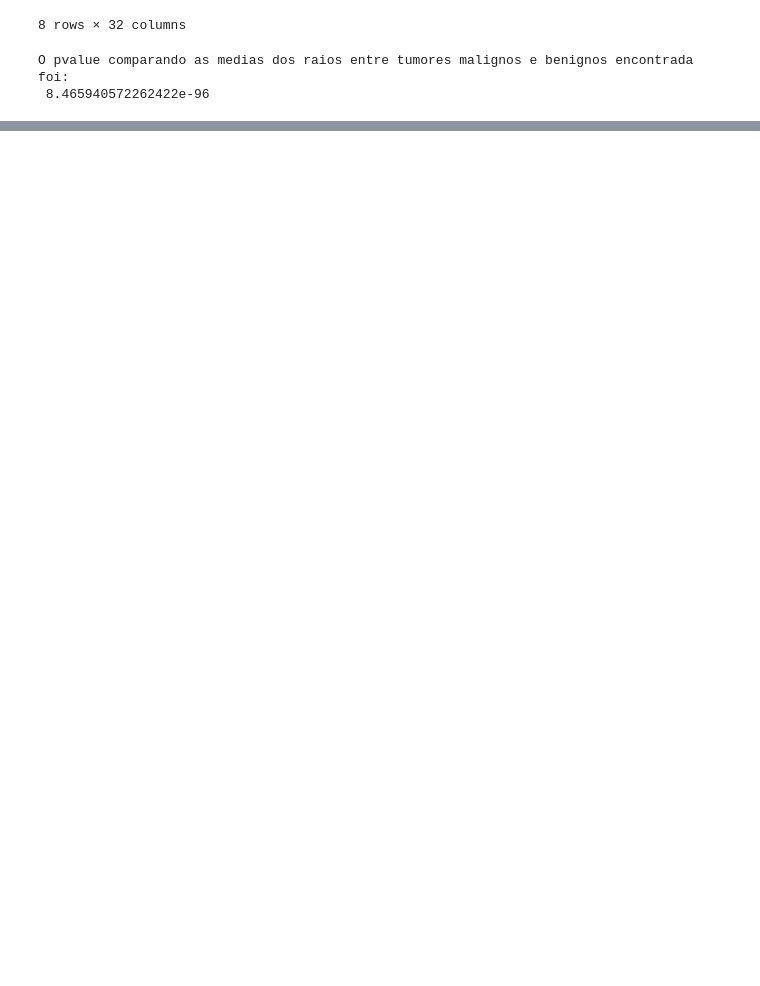
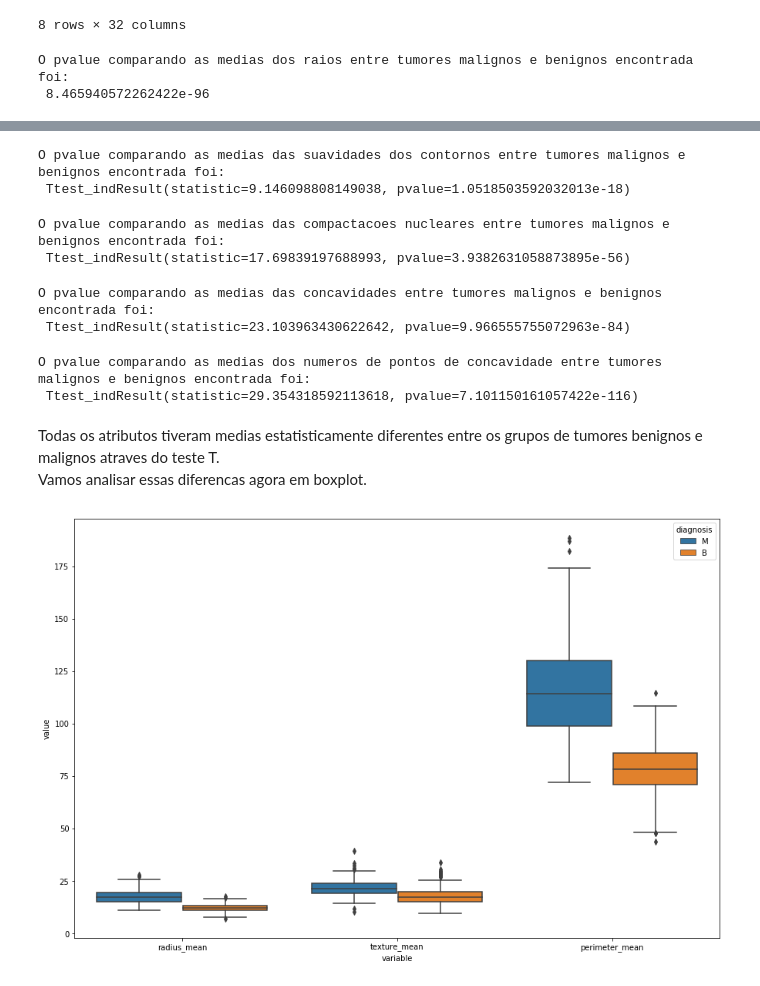
Before and after one commit to mouradap/breast_cancer, a Jupyter notebook: Dados.ipynb, the cells around one changed output, grey strips where cells are left out. Cells and saved outputs as stored; diff of their text form; code cells hidden in the pictures; blank space fills up the shorter version.

```diff
--- a/Dados.ipynb
+++ b/Dados.ipynb
@@ -288,6 +278,6 @@ A seguir vamos analisar se essas diferencas entre os dois grupos e significativa
 # %%
 colunas = []
-for col in dados.columns:
+for col in dados.columns[2:12]:
     print(col)
     colunas.append(col)
 # %% [output]
@@ -373,0 +344,32 @@ Ttest_indResult(statistic=29.354318592113618, pvalue=7.101150161057422e-116)
+# %%
+print('O pvalue comparando as medias das suavidades dos contornos entre tumores malignos e benignos encontrada foi:\n', stats.ttest_ind(dadosMalignant.smoothness_mean, dadosBenign.smoothness_mean))
+# %% [output]
+O pvalue comparando as medias das suavidades dos contornos entre tumores malignos e benignos encontrada foi:
+ Ttest_indResult(statistic=9.146098808149038, pvalue=1.0518503592032013e-18)
+# %%
+print('O pvalue comparando as medias das compactacoes nucleares entre tumores malignos e benignos encontrada foi:\n', stats.ttest_ind(dadosMalignant.compactness_mean, dadosBenign.compactness_mean))
+# %% [output]
+O pvalue comparando as medias das compactacoes nucleares entre tumores malignos e benignos encontrada foi:
+ Ttest_indResult(statistic=17.69839197688993, pvalue=3.9382631058873895e-56)
+# %%
+print('O pvalue comparando as medias das concavidades entre tumores malignos e benignos encontrada foi:\n', stats.ttest_ind(dadosMalignant.concavity_mean, dadosBenign.concavity_mean))
+# %% [output]
+O pvalue comparando as medias das concavidades entre tumores malignos e benignos encontrada foi:
+ Ttest_indResult(statistic=23.103963430622642, pvalue=9.966555755072963e-84)
+# %%
+print('O pvalue comparando as medias dos numeros de pontos de concavidade entre tumores malignos e benignos encontrada foi:\n', stats.ttest_ind(dadosMalignant.iloc[:,9], dadosBenign.iloc[:,9]))
+# %% [output]
+O pvalue comparando as medias dos numeros de pontos de concavidade entre tumores malignos e benignos encontrada foi:
+ Ttest_indResult(statistic=29.354318592113618, pvalue=7.101150161057422e-116)
+# %% [markdown]
+Todas os atributos tiveram medias estatisticamente diferentes entre os grupos de tumores benignos e malignos atraves do teste T.<br>
+Vamos analisar essas diferencas agora em boxplot.
+# %%
+import seaborn as sns
+
+melted_data = pd.melt(dados,id_vars = "diagnosis",value_vars = colunas[0:3])
+plt.figure(figsize = (15,10))
+sns.boxplot(x = "variable", y = "value", hue="diagnosis",data= melted_data)
+plt.show()
+# %% [output]
+[figure, added]
```
Also changed, not shown: parts of 38 cells of this notebook.
